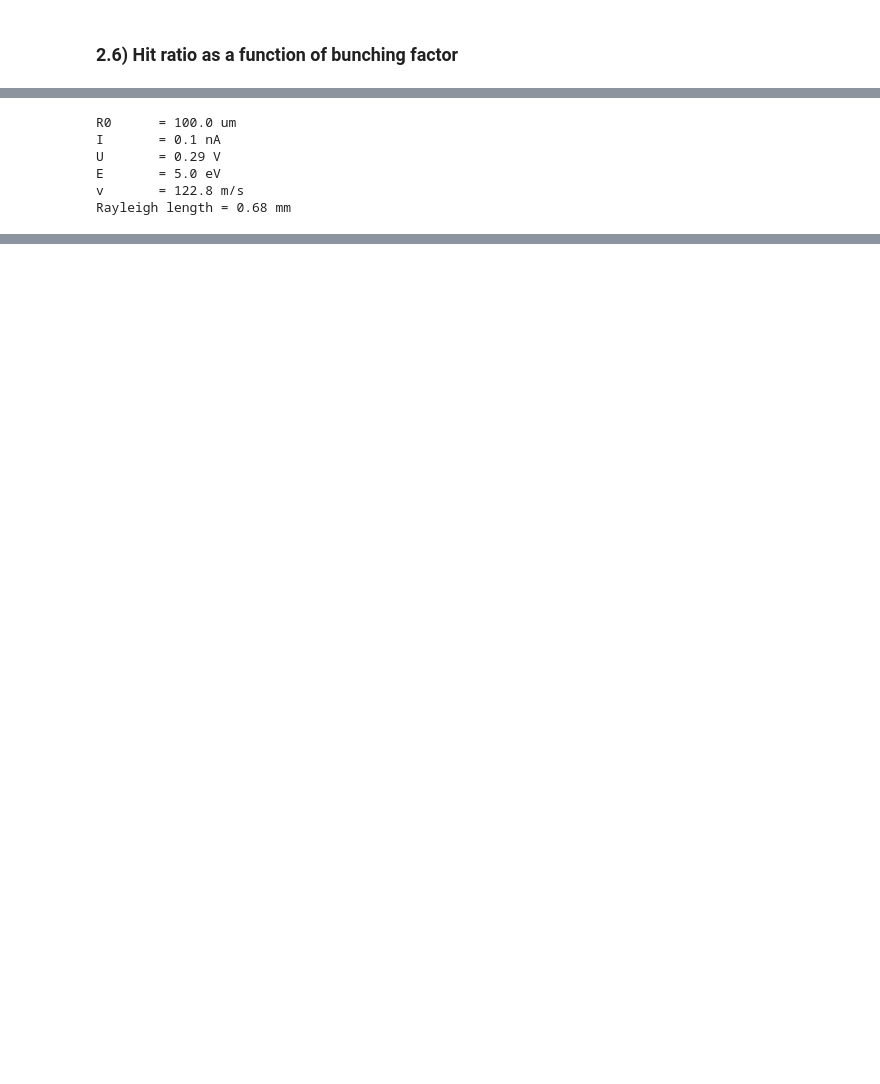
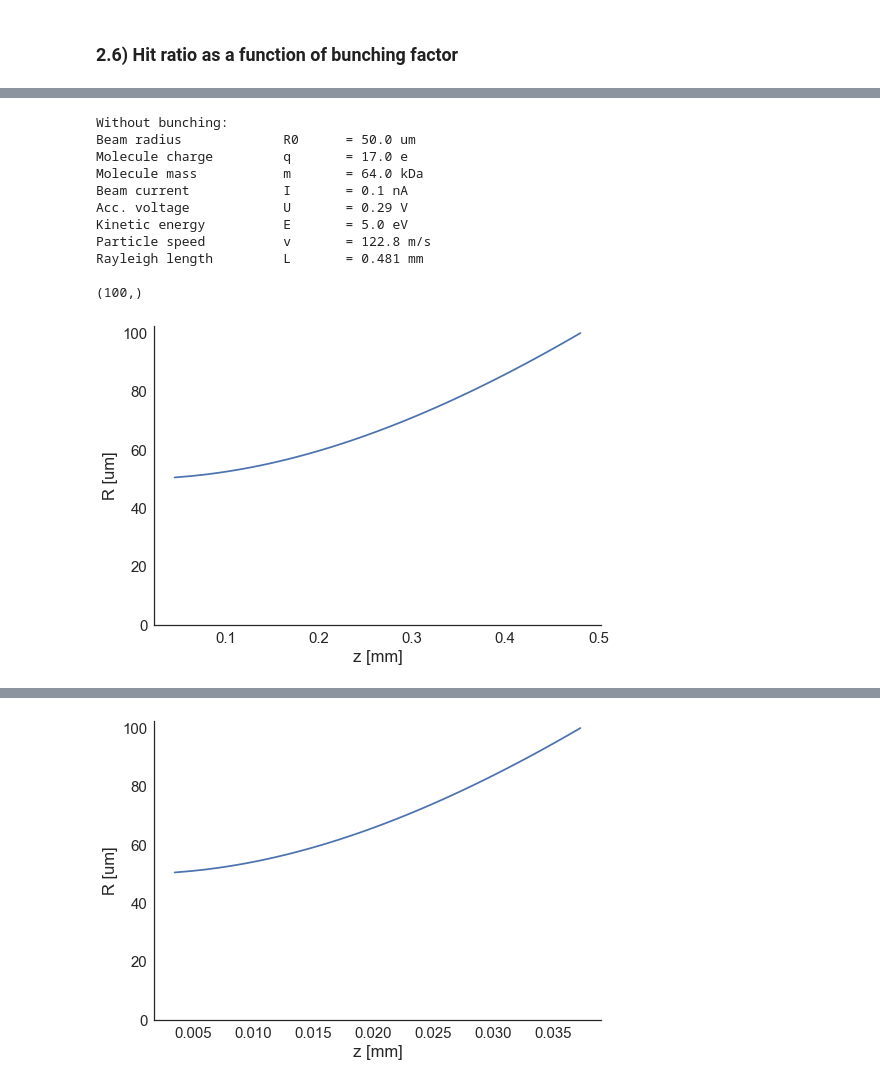
Before and after one commit to mhantke/github_notebooks, a Jupyter notebook: MS_injector/MS_flux.ipynb, the cells around one changed output, grey strips where cells are left out. Cells and saved outputs as stored; diff of their text form; code cells hidden in the pictures; blank space fills up the shorter version.

Commit message:
better calculation of broadening of drifting ion beam

```diff
--- a/MS_injector/MS_flux.ipynb
+++ b/MS_injector/MS_flux.ipynb
@@ -305,13 +294,0 @@ xlim(0, 4)
-# %%
-# Characteristic acceleration voltage
-U = 100 * V
-
-# Characteristic charge
-q = z * electron
-
-# Perveance
-K  = I_eff / U**(3/2.)
-
-# Abbreviations
-K0 = 2*pi*eps0*sqrt(2*q/m)
-R0 = d_beam/2.
@@ -342,0 +341,7 @@ def rayleigh_length(R0, I, U, q, m):
+# %%
+import scipy.integrate as integrate
+import collections
+K = lambda I, v, m, q: q*I/(2*pi*eps0*m*v**3)
+z = lambda R, R0, I, v, m, q: R0 / sqrt(2*K(I, v, m, q)) * _F(R, R0)
+_F = lambda R, R0: numpy.asarray([integrate.quad(lambda y: 1./sqrt(log(y)), a=1., b=_R/R0)[0] for _R in (R if isinstance(R, collections.Iterable) else [R])])
+rayleigh_length = lambda R0, I, v, m, q: z(R=2*R0, R0=R0, I=I, v=v, m=m, q=q)
@@ -343,19 +359,43 @@ def rayleigh_length(R0, I, U, q, m):
 # %%
-# Without bunching
-R0 = 100*um
-I  = 100*pA
-E  = 5*eV
-U  = E/q
-print "R0\t= %.1f um" % (R0/um)
-print "I\t= %.1f nA" % (I/nA)
-print "U\t= %.2f V" % (U/V)
-print "E\t= %.1f eV" % (E/eV)
-print "v\t= %.1f m/s" % (v(E=E, m=m))
-print "Rayleigh length = %.2f mm" % (rayleigh_length(R0=R0, I=I, U=U, q=q, m=m)/mm)
+Is = {
+    "Without bunching" : 100 * pA,
+    "With bunching"    : 100 * pA * bunching_factor(t_period=t_period, t_train=t_train),
+}
+for txt, I in Is.items():
+    R0 = 50*um
+    E  = 5*eV
+    v  = sqrt(2*E/m)
+    U  = E/q
+    print "%s:" % txt
+    print "Beam radius     \tR0\t= %.1f um" % (R0/um)
+    print "Molecule charge \tq\t= %.1f e" % (q/electron)
+    print "Molecule mass   \tm\t= %.1f kDa" % (m/kDa)
+    print "Beam current    \tI\t= %.1f nA" % (I/nA)
+    print "Acc. voltage    \tU\t= %.2f V" % (U/V)
+    print "Kinetic energy  \tE\t= %.1f eV" % (E/eV)
+    print "Particle speed  \tv\t= %.1f m/s" % (v)
+    print "Rayleigh length \tL\t= %.3f mm" % (rayleigh_length(R0=R0, I=I, v=v, q=q, m=m)/mm)
+    print ""
+    R_arr = linspace(R0, 2*R0, 100)
+    z_arr = z(R=R_arr, R0=R0, I=I, v=v, m=m, q=q)
+    print z_arr.shape
+    figure()
+    plot(z_arr/mm, R_arr/um)
+    xlabel("z [mm]")
+    ylabel("R [um]")
+    ylim(0, None)
+    sns.despine()
+    show()
 # %% [output]
-R0      = 100.0 um
-I       = 0.1 nA
-U       = 0.29 V
-E       = 5.0 eV
-v       = 122.8 m/s
-Rayleigh length = 0.68 mm
+Without bunching:
+Beam radius             R0      = 50.0 um
+Molecule charge         q       = 17.0 e
+Molecule mass           m       = 64.0 kDa
+Beam current            I       = 0.1 nA
+Acc. voltage            U       = 0.29 V
+Kinetic energy          E       = 5.0 eV
+Particle speed          v       = 122.8 m/s
+Rayleigh length         L       = 0.481 mm
+
+(100,)
+[figure, added]
@@ -361,0 +413 @@ Rayleigh length = 0.68 mm
+[figure, added]
```
Also changed, not shown: parts of 17 cells of this notebook.
